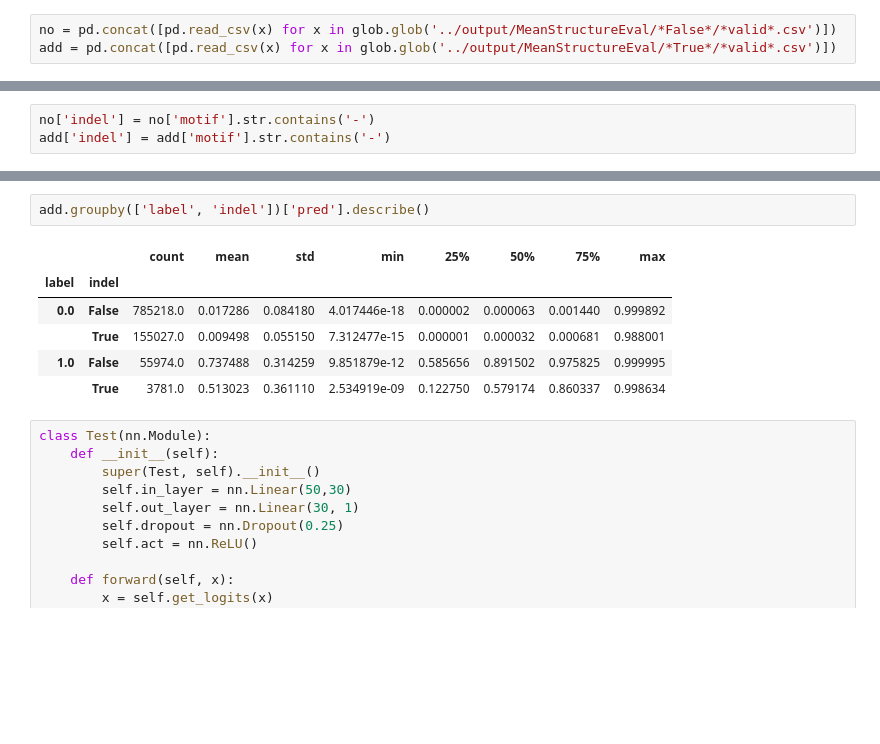
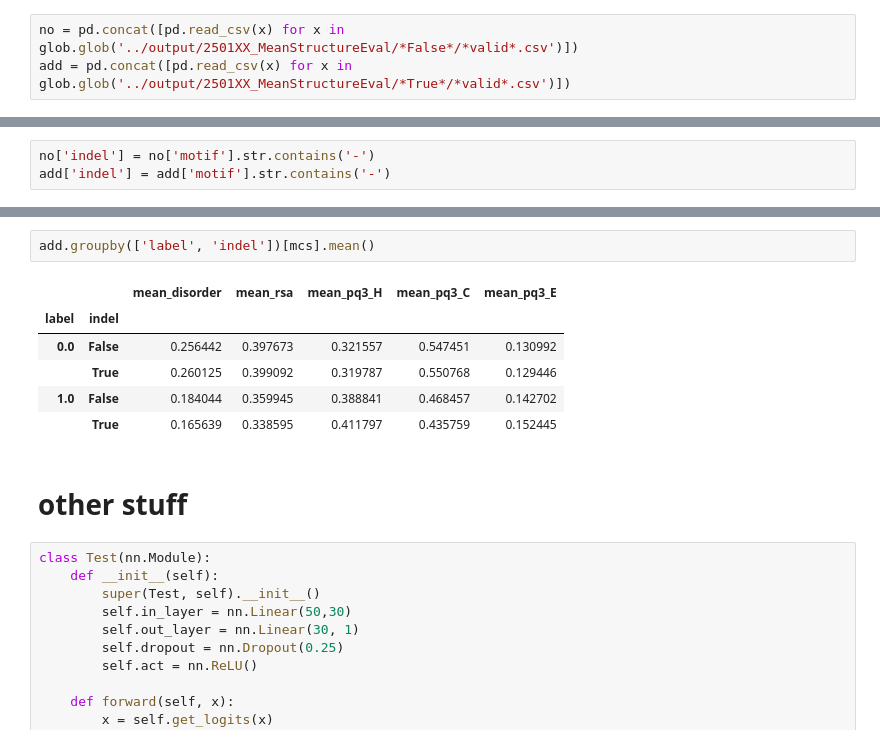
Before and after one commit to richieYT-wan/PyNNalign, a Jupyter notebook: notebooks/250114_MeanStructChecks.ipynb, the cells around one changed output, grey strips where cells are left out. Drawn from its saved outputs; the diff is of its cells as text; blank space fills up the shorter version.

```diff
--- a/notebooks/250114_MeanStructChecks.ipynb
+++ b/notebooks/250114_MeanStructChecks.ipynb
@@ -70,8 +70,8 @@ Text(0.5, 1.0, 'Adding mean structure comparison\nValidation partition AUC (5 pa
 # %% [markdown]
 # investigating
 # %%
-no = pd.concat([pd.read_csv(x) for x in glob.glob('../output/MeanStructureEval/*False*/*valid*.csv')])
-add = pd.concat([pd.read_csv(x) for x in glob.glob('../output/MeanStructureEval/*True*/*valid*.csv')])
+no = pd.concat([pd.read_csv(x) for x in glob.glob('../output/2501XX_MeanStructureEval/*False*/*valid*.csv')])
+add = pd.concat([pd.read_csv(x) for x in glob.glob('../output/2501XX_MeanStructureEval/*True*/*valid*.csv')])
 # %%
 no.columns
 # %% [output]
@@ -143,12 +157,14 @@ add['indel'] = add['motif'].str.contains('-')
 # %%
-add.groupby(['label', 'indel'])['pred'].describe()
+add.groupby(['label', 'indel'])[mcs].mean()
 # %% [output]
-|  |  | count | mean | std | min | 25% | 50% | 75% | max |
-| label | indel |  |  |  |  |  |  |  |  |
-| 0.0 | False | 785218.0 | 0.017286 | 0.084180 | 4.017446e-18 | 0.000002 | 0.000063 | 0.001440 | 0.999892 |
-|  | True | 155027.0 | 0.009498 | 0.055150 | 7.312477e-15 | 0.000001 | 0.000032 | 0.000681 | 0.988001 |
-| 1.0 | False | 55974.0 | 0.737488 | 0.314259 | 9.851879e-12 | 0.585656 | 0.891502 | 0.975825 | 0.999995 |
-|  | True | 3781.0 | 0.513023 | 0.361110 | 2.534919e-09 | 0.122750 | 0.579174 | 0.860337 | 0.998634 |
+|  |  | mean_disorder | mean_rsa | mean_pq3_H | mean_pq3_C | mean_pq3_E |
+| label | indel |  |  |  |  |  |
+| 0.0 | False | 0.256442 | 0.397673 | 0.321557 | 0.547451 | 0.130992 |
+|  | True | 0.260125 | 0.399092 | 0.319787 | 0.550768 | 0.129446 |
+| 1.0 | False | 0.184044 | 0.359945 | 0.388841 | 0.468457 | 0.142702 |
+|  | True | 0.165639 | 0.338595 | 0.411797 | 0.435759 | 0.152445 |
+# %% [markdown]
+# other stuff
 # %%
 class Test(nn.Module):
     def __init__(self):
```
Also changed, not shown: parts of 17 cells of this notebook, 4 other files.
